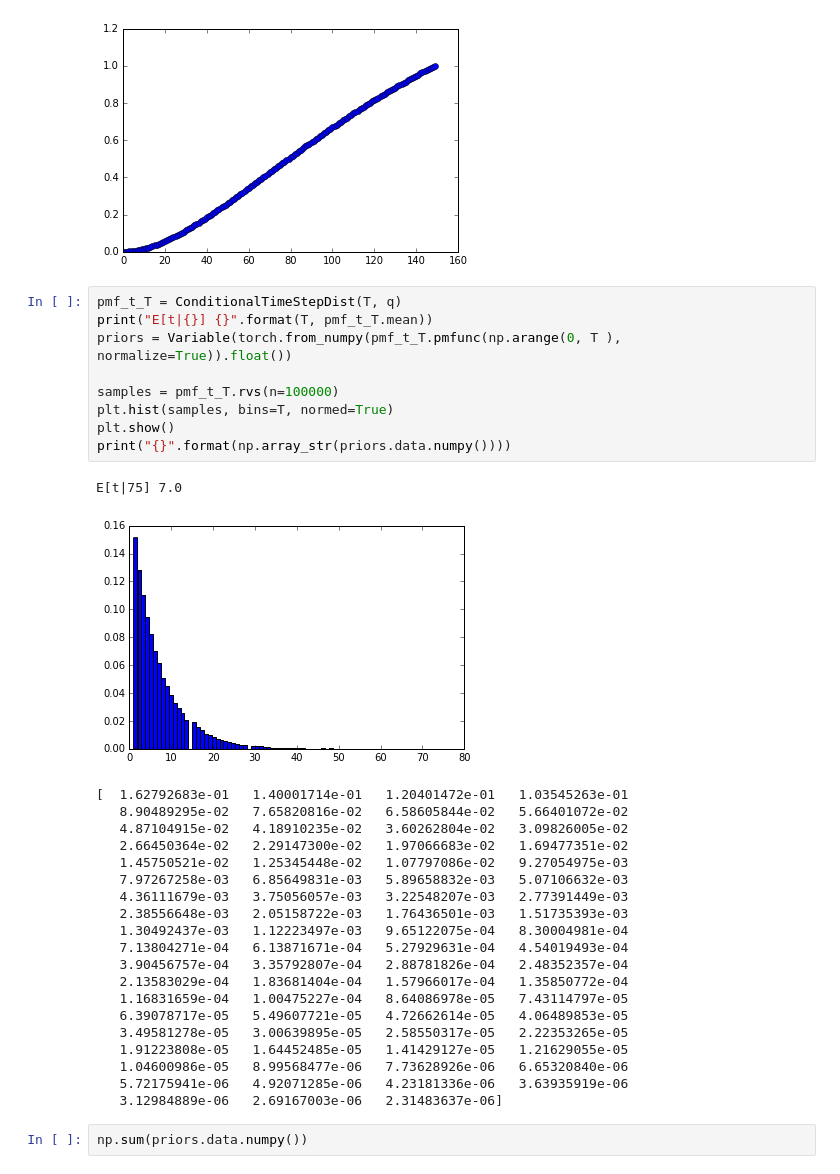
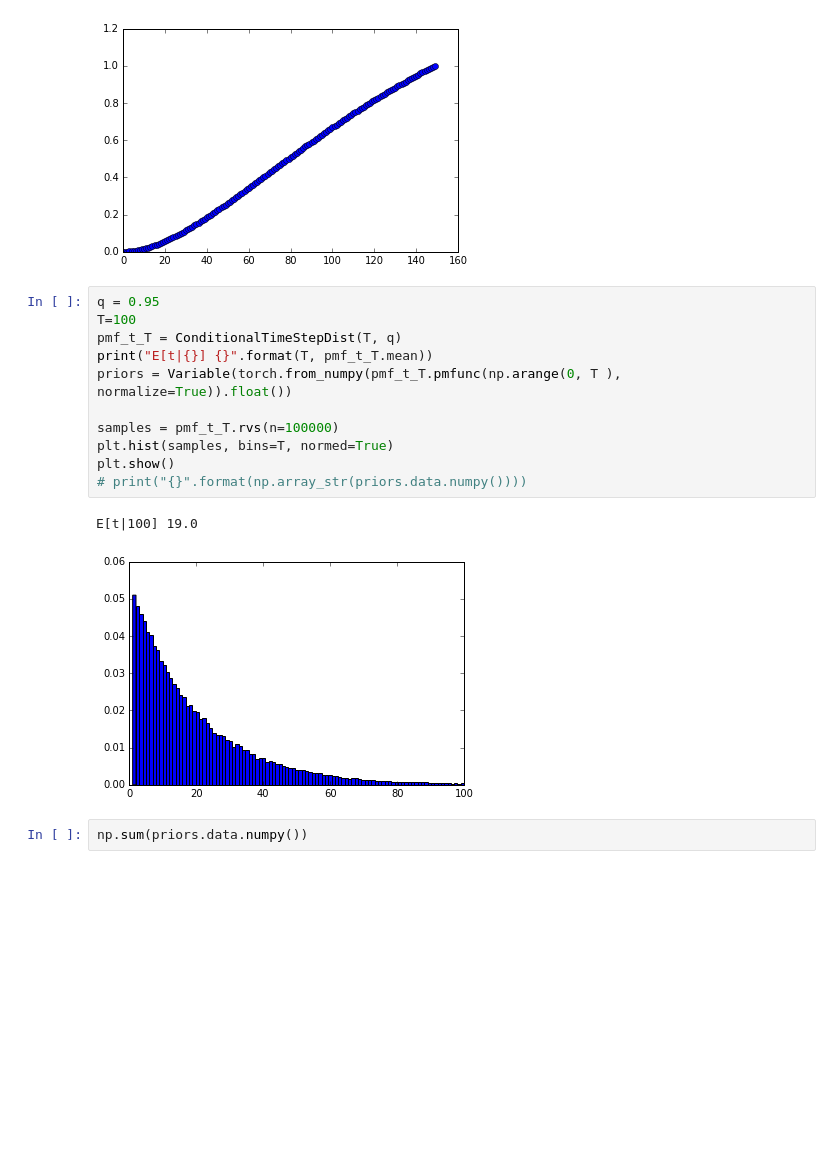
Before and after one commit to toologicbv/meta_learner, a Jupyter notebook: pytorch_expers.ipynb, the cells around one changed output. Cells and saved outputs as stored; diff of their text form; blank space fills up the shorter version.

```diff
--- a/pytorch_expers.ipynb
+++ b/pytorch_expers.ipynb
@@ -194,36 +194,19 @@ Sum of probs 1.00
 [figure]
 [figure]
 # %%
+q = 0.95
+T=100
 pmf_t_T = ConditionalTimeStepDist(T, q)
 print("E[t|{}] {}".format(T, pmf_t_T.mean))
 priors = Variable(torch.from_numpy(pmf_t_T.pmfunc(np.arange(0, T ), normalize=True)).float())
 
 samples = pmf_t_T.rvs(n=100000)
 plt.hist(samples, bins=T, normed=True)
 plt.show()
-print("{}".format(np.array_str(priors.data.numpy())))
+# print("{}".format(np.array_str(priors.data.numpy())))
 # %% [output]
-E[t|75] 7.0
+E[t|100] 19.0
-[figure, old version]
+[figure, new version]
-[  1.62792683e-01   1.40001714e-01   1.20401472e-01   1.03545263e-01
-   8.90489295e-02   7.65820816e-02   6.58605844e-02   5.66401072e-02
-   4.87104915e-02   4.18910235e-02   3.60262804e-02   3.09826005e-02
-   2.66450364e-02   2.29147300e-02   1.97066683e-02   1.69477351e-02
-   1.45750521e-02   1.25345448e-02   1.07797086e-02   9.27054975e-03
-   7.97267258e-03   6.85649831e-03   5.89658832e-03   5.07106632e-03
-   4.36111679e-03   3.75056057e-03   3.22548207e-03   2.77391449e-03
-   2.38556648e-03   2.05158722e-03   1.76436501e-03   1.51735393e-03
-   1.30492437e-03   1.12223497e-03   9.65122075e-04   8.30004981e-04
-   7.13804271e-04   6.13871671e-04   5.27929631e-04   4.54019493e-04
-   3.90456757e-04   3.35792807e-04   2.88781826e-04   2.48352357e-04
-   2.13583029e-04   1.83681404e-04   1.57966017e-04   1.35850772e-04
-   1.16831659e-04   1.00475227e-04   8.64086978e-05   7.43114797e-05
-   6.39078717e-05   5.49607721e-05   4.72662614e-05   4.06489853e-05
-   3.49581278e-05   3.00639895e-05   2.58550317e-05   2.22353265e-05
-   1.91223808e-05   1.64452485e-05   1.41429127e-05   1.21629055e-05
-   1.04600986e-05   8.99568477e-06   7.73628926e-06   6.65320840e-06
-   5.72175941e-06   4.92071285e-06   4.23181336e-06   3.63935919e-06
-   3.12984889e-06   2.69167003e-06   2.31483637e-06]
 # %%
 np.sum(priors.data.numpy())
 # %% [output]
```
Also changed, not shown: 4 other files.
